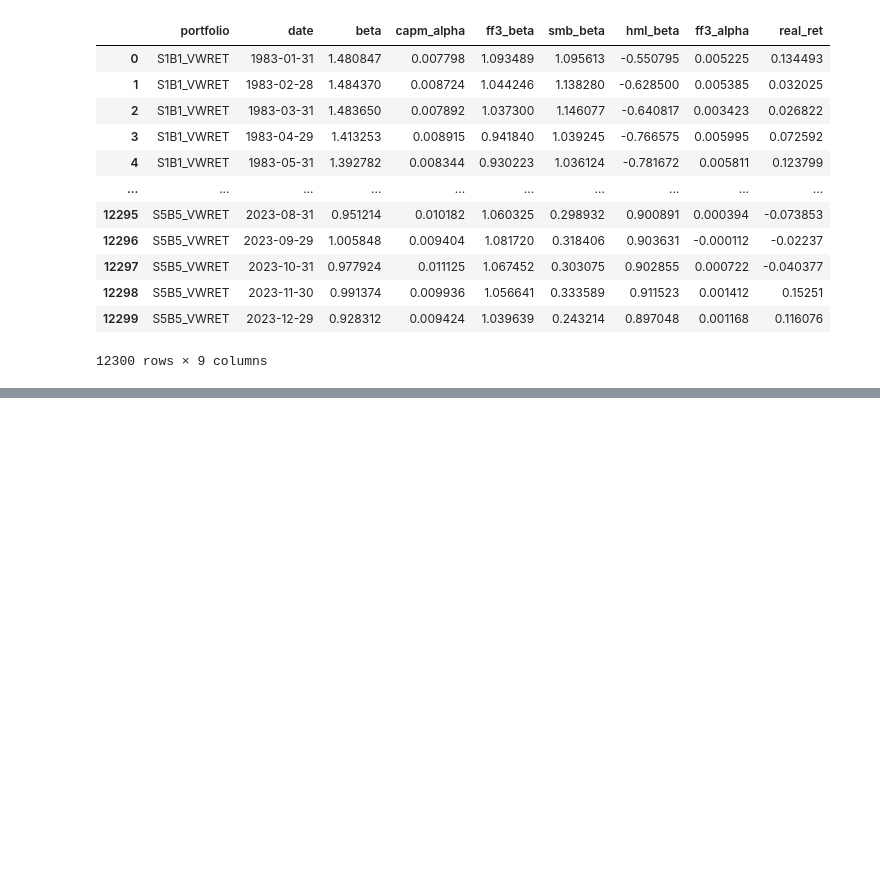
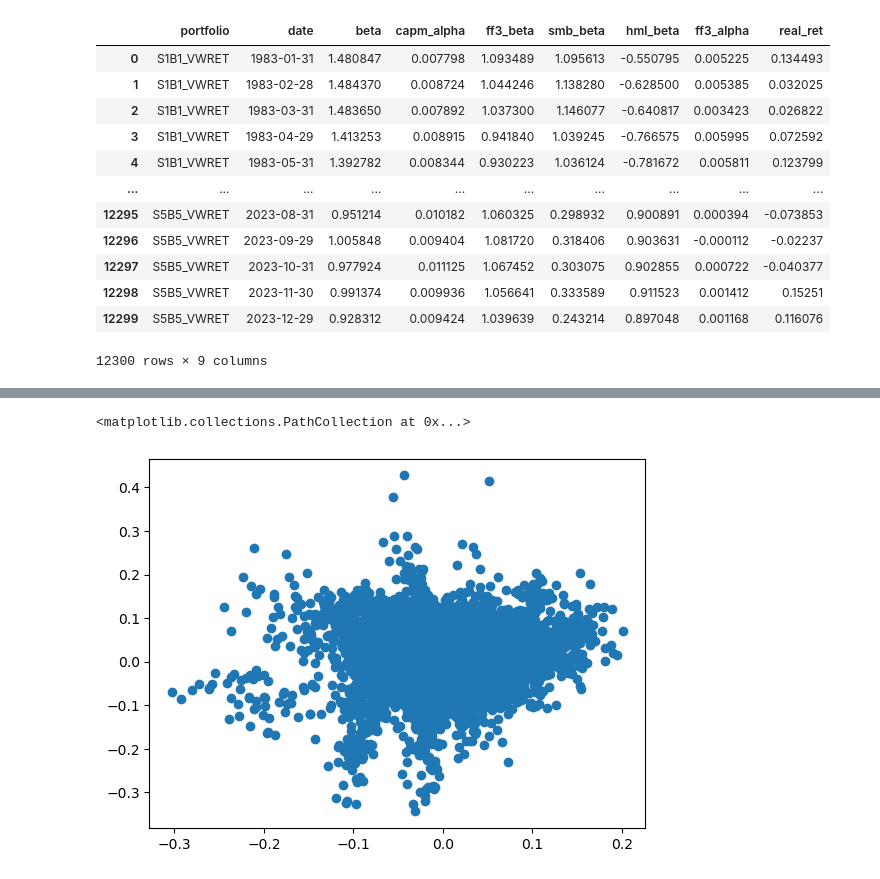
Before and after one commit to uWaterloo-CFM/CFM-301, a Jupyter notebook: Assignment 2/Assignment 2.ipynb, the cells around one changed output, grey strips where cells are left out. Cells and saved outputs as stored; diff of their text form; code cells hidden in the pictures; blank space fills up the shorter version.

```diff
--- a/Assignment 2/Assignment 2.ipynb
+++ b/Assignment 2/Assignment 2.ipynb
@@ -501,11 +540,11 @@ portfolios
  'S5B5_VWRET']
 # %%
 beta = {'portfolio':[], 'date':[], 'beta': [], 'capm_alpha': [], 'ff3_beta':[], 'smb_beta':[], 'hml_beta':[], 'ff3_alpha': []}
-
+ff_factors = {'portfolio':[], 'date':[], 'SMB': [], 'HML': [], 'MKTRF': [], 'RF': []} # Holds expected values of the factors
 for portfolio in portfolios:
     portfolio_returns = ff5x5[["DATE", portfolio]]
 
-    # 36-month lookback
+    # (strict) 36-month lookback
     for i in range(36, len(ff3)):
         date = portfolio_returns.iloc[i, 0] # Data should predict the return at this date
                                             # Note that this date is not actually used in the below regression
@@ -523,6 +562,21 @@ for portfolio in portfolios:
         beta['smb_beta'].append(ff3model.coef_[1])
         beta['hml_beta'].append(ff3model.coef_[2])
         beta['ff3_alpha'].append(ff3model.intercept_)
+
+        ff_factors['portfolio'].append(portfolio)
+        ff_factors['date'].append(date)
+
+        # Better - Use the last record as the prediction for the next return
+        ff_factors['SMB'].append(list(factors["SMB"])[-1])
+        ff_factors['HML'].append(list(factors["HML"])[-1])
+        ff_factors['MKTRF'].append(list(factors["MKTRF"])[-1])
+        ff_factors['RF'].append(list(factors["RF"])[-1])
+
+        # Add expected values of each of the factors, which are the average across the 36 months (our best prediction)
+        # ff_factors['SMB'].append(factors["SMB"].mean())
+        # ff_factors['HML'].append(factors["HML"].mean())
+        # ff_factors['MKTRF'].append(factors["MKTRF"].mean())
+        # ff_factors['RF'].append(factors["RF"].mean())
 # %%
 beta_df = pd.DataFrame.from_dict(beta)
 # %%
@@ -569,3 +623,5 @@ beta_df
 | 12298 | S5B5_VWRET | 2023-11-30 | 0.991374 | 0.009936 | 1.056641 | 0.333589 | 0.911523 | 0.001412 | 0.15251 |
 | 12299 | S5B5_VWRET | 2023-12-29 | 0.928312 | 0.009424 | 1.039639 | 0.243214 | 0.897048 | 0.001168 | 0.116076 |
 12300 rows × 9 columns
+# %%
+ff_factors_df = pd.DataFrame.from_dict(ff_factors)
@@ -571,0 +644,6 @@ beta_df
+# %%
+# TODO Calulcate expected return from each model
+beta_df["capm_exp_ret"] = beta_df["beta"] * ff_factors_df["MKTRF"] + ff_factors_df["RF"] + beta_df["capm_alpha"]
+beta_df["ff3_exp_ret"] = beta_df["ff3_beta"] * ff_factors_df["MKTRF"] + \
+                             beta_df["smb_beta"] * ff_factors_df["SMB"] + \
+                                beta_df["hml_beta"] * ff_factors_df["HML"] + ff_factors_df["RF"] + beta_df["ff3_alpha"]
@@ -571,0 +666,5 @@ beta_df
+# %%
+plt.scatter(x = beta_df["capm_exp_ret"], y = beta_df["real_ret"])
+# %% [output]
+<matplotlib.collections.PathCollection at 0x...>
+[figure, added]
```
Also changed, not shown: parts of 13 cells of this notebook, 1 other file.
